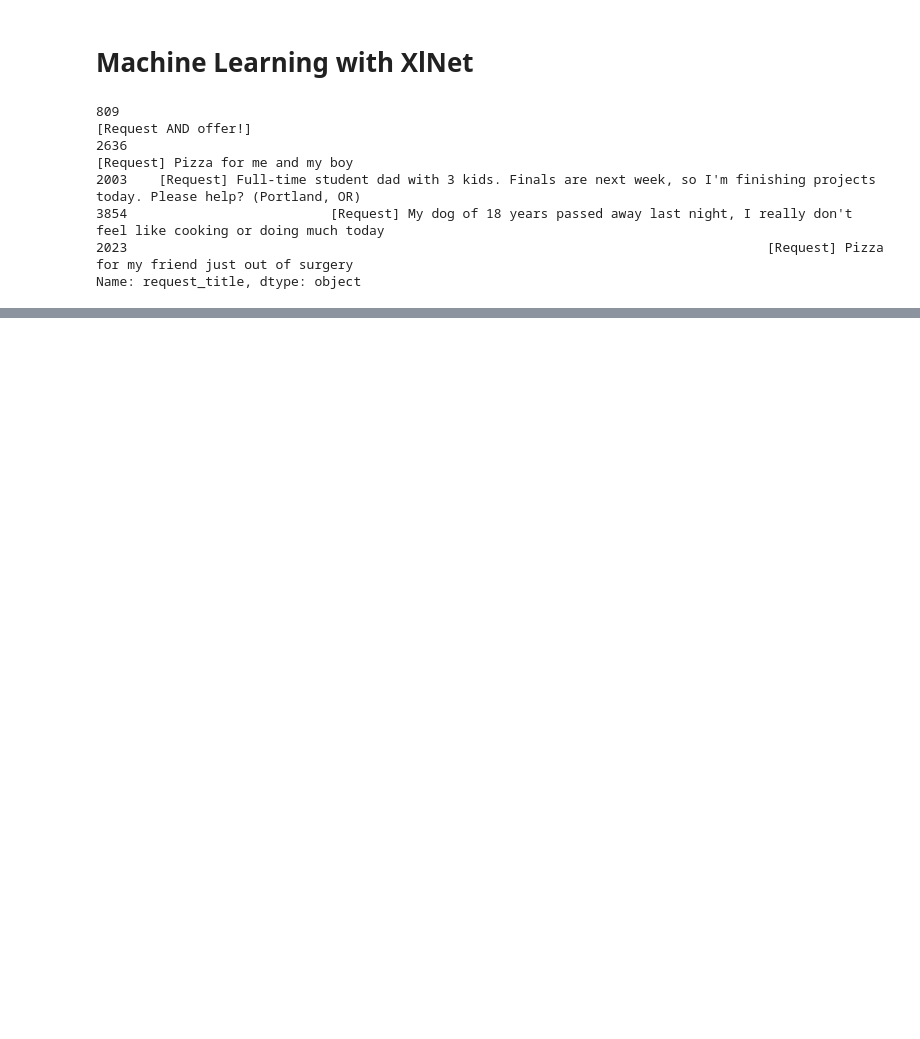
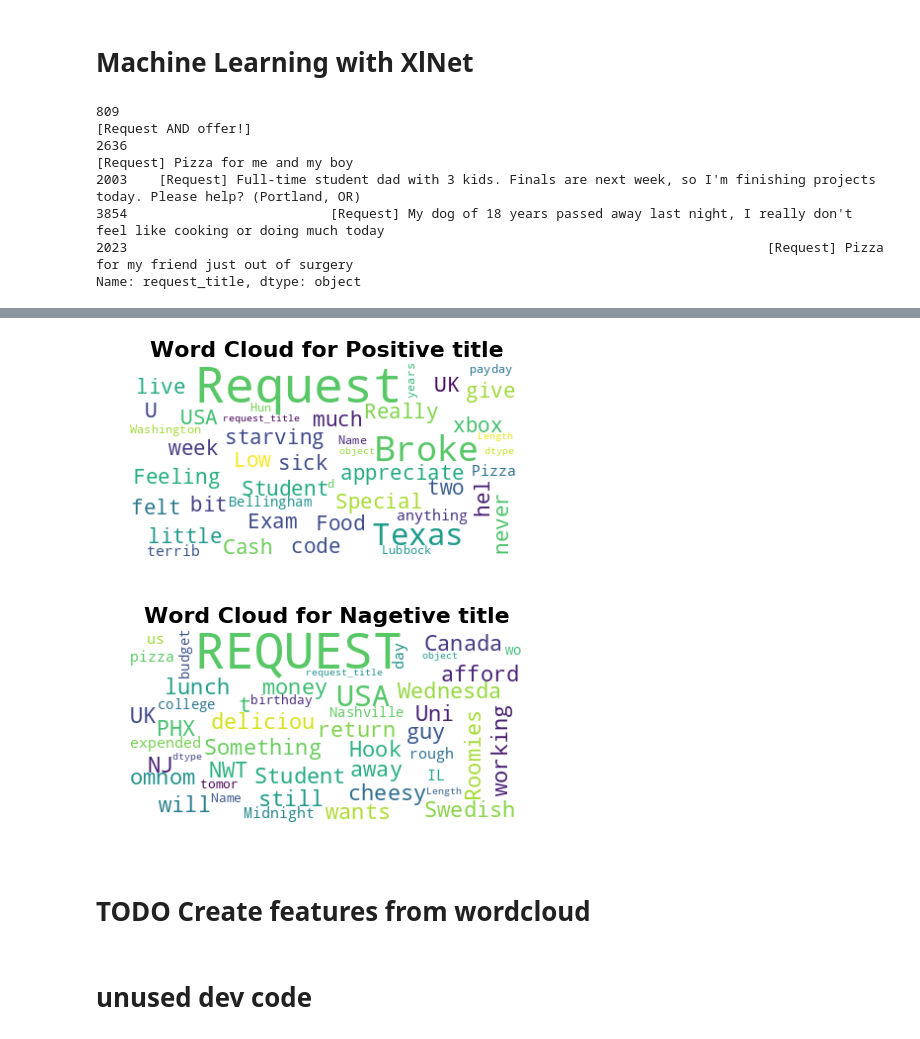
Before and after one commit to YusufLiu/Random_Acts_of_Pizza, a Jupyter notebook: baseline.ipynb, the cells around one changed output, grey strips where cells are left out. Drawn from its saved outputs; the diff is of its cells as text; code cells hidden in the pictures; blank space fills up the shorter version.

```diff
--- a/baseline.ipynb
+++ b/baseline.ipynb
@@ -383,0 +553,43 @@ weighted avg       0.70      0.40      0.39       808
+# %%
+mpl.rcParams['font.size']=12
+mpl.rcParams['savefig.dpi']=100
+mpl.rcParams['figure.subplot.bottom']=.1
+
+stopwords = set(STOPWORDS)
+
+wordcloud = WordCloud(
+                          background_color='white',
+                          stopwords=stopwords,
+                          max_words=50,
+                          max_font_size=50,
+                          random_state=42
+                         ).generate(str(train_positive['request_title']))
+
+fig = plt.figure(1)
+plt.imshow(wordcloud, interpolation="bilinear")
+plt.axis('off')
+plt.tight_layout(pad=0)
+plt.title("Word Cloud for Positive title",fontsize=22, fontweight='bold')
+plt.show()
+
+wordcloud = WordCloud(
+                          background_color='white',
+                          stopwords=stopwords,
+                          max_words=50,
+                          max_font_size=50,
+                          random_state=42
+                         ).generate(str(train_negative['request_title']))
+
+fig = plt.figure(1)
+plt.imshow(wordcloud, interpolation="bilinear")
+plt.axis('off')
+plt.tight_layout(pad=0)
+plt.title("Word Cloud for Nagetive title",fontsize=22, fontweight='bold')
+plt.show()
+# %% [output]
+[figure, added]
+[figure, added]
+# %% [markdown]
+# TODO Create features from wordcloud
+# %% [markdown]
+#  unused dev code
```
Also changed, not shown: parts of 32 cells of this notebook.
